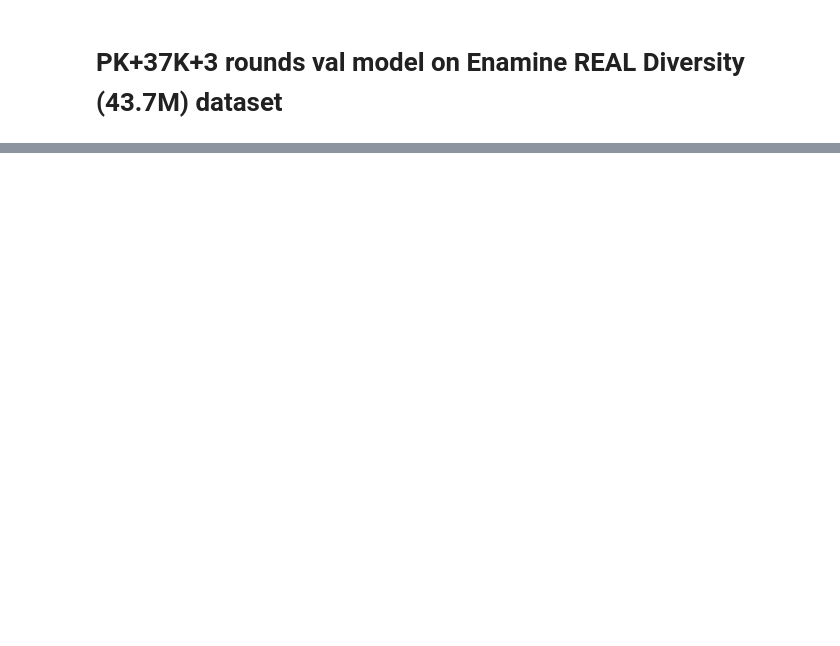
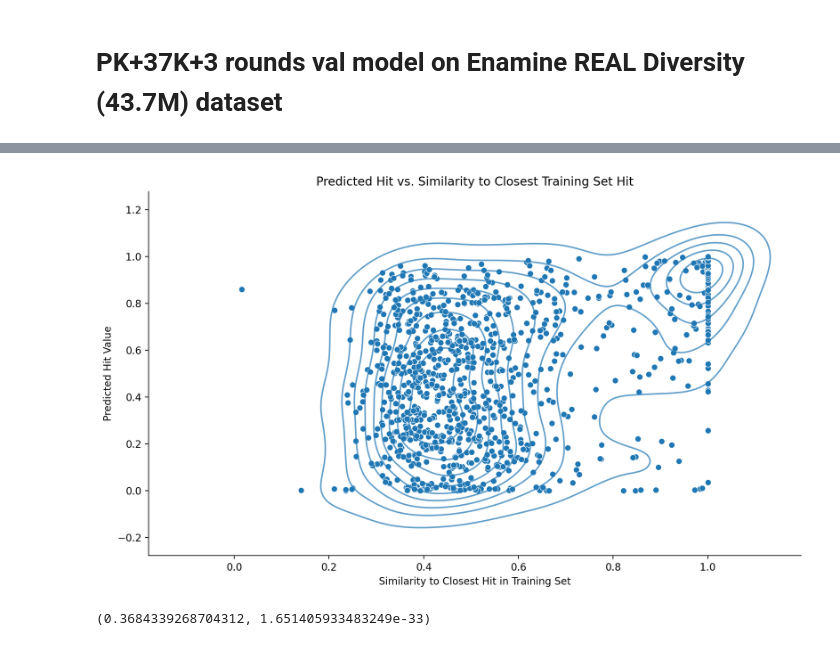
Before and after one commit to jackievaleri/ngonorrhoeae_abx_ml_discovery, a Jupyter notebook: src/06_filter_predictions_to_prioritize_compounds_for_validation.ipynb, the cells around one changed output, grey strips where cells are left out. Cells and saved outputs as stored; diff of their text form; code cells hidden in the pictures; blank space fills up the shorter version.

Commit message:
train set similarity analysis

```diff
--- a/src/06_filter_predictions_to_prioritize_compounds_for_validation.ipynb
+++ b/src/06_filter_predictions_to_prioritize_compounds_for_validation.ipynb
@@ -397,0 +240,11 @@ length of all preds:  3088
+# %%
+data_dir = '../out/predictions_from_models/pk_37k_model/800k/'
+df = pd.read_csv(data_dir + 'clean_preds_05_02_2022.csv')
+print('total number of predictions: ', len(df))
+
+# Bin the hit scores into intervals of 0.1
+df['hit_bin'] = pd.cut(df['hit'], bins=np.arange(0, 1.1, 0.1), right=False, include_lowest=True)
+
+# Sample 100 points from each hit_bin
+df_sampled = df.groupby('hit_bin').apply(lambda x: x.sample(n=100, random_state=42, replace=False)).reset_index(drop=True)
+df_sampled
@@ -397,0 +266,4 @@ length of all preds:  3088
+# %%
+train_set = pd.read_csv("../data/data_prep_for_ml/data_prep_for_ml_pk_37k_screen/FULL_03_19_2022.csv")
+train_set = train_set[train_set['hit'] == 1.0]
+train_set
@@ -397,0 +284,21 @@ length of all preds:  3088
+# %%
+train_mols = [Chem.MolFromSmiles(smi) for smi in list(train_set['SMILES'])]
+train_fps = [Chem.RDKFingerprint(mol) if mol is not None else None for mol in tqdm.tqdm(train_mols)]
+df_sampled['similarity'] = get_closest_tanimoto_from_drug_set(list(df_sampled['smiles']), train_fps)
+# %%
+# Plotting the scatter plot
+plt.figure(figsize=(10, 6), dpi=200)
+sns.scatterplot(df_sampled['similarity'], df_sampled['hit'])
+sns.kdeplot(df_sampled['similarity'], df_sampled['hit'], alpha=0.7)
+plt.xlabel('Similarity to Closest Hit in Training Set')
+plt.ylabel('Predicted Hit Value')
+plt.title('Predicted Hit vs. Similarity to Closest Training Set Hit')
+sns.despine()
+plt.tight_layout()
+plt.savefig("../figure_panels/addtnl_questions/tan_sim_train_set_hit_scatter.svg")
+plt.show()
+
+print(sp.pearsonr(df_sampled['similarity'], df_sampled['hit']))
+# %% [output]
+[figure, added]
+(0.3684339268704312, 1.651405933483249e-33)
```
Also changed, not shown: parts of 21 cells of this notebook, 8 other files.
